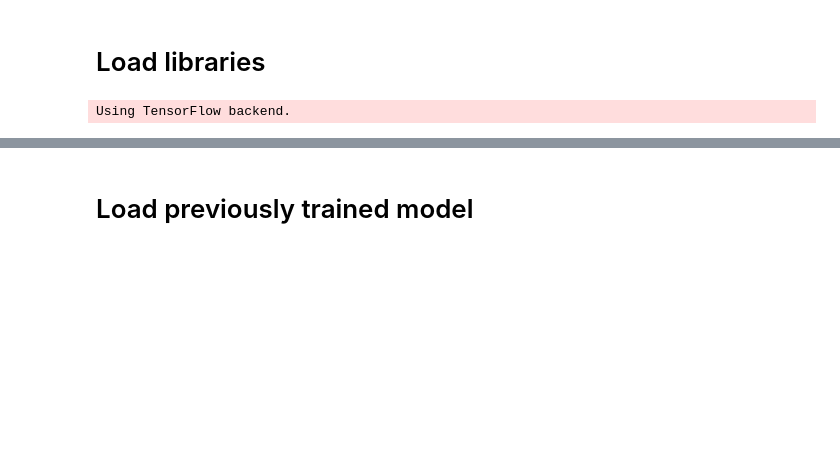
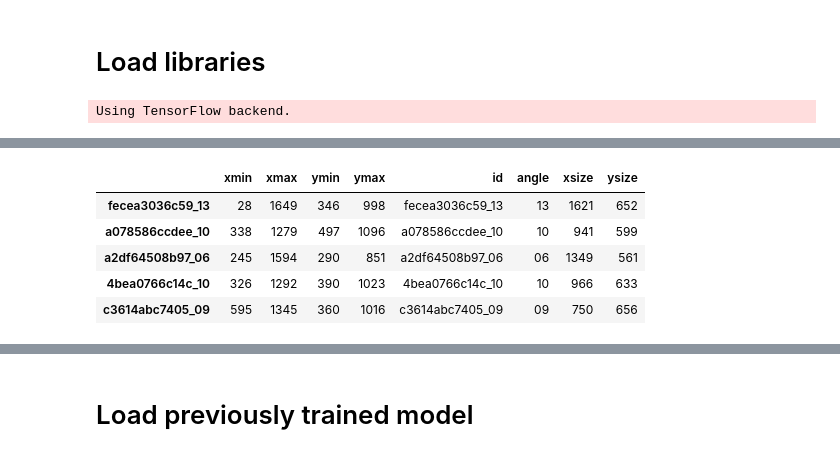
Before and after one commit to sainathadapa/kaggle-carvana-image-masking-challenge, a Jupyter notebook: 13-bboxes-revisit.ipynb, the cells around one changed output, grey strips where cells are left out. Saved outputs shown, nothing was run; the diff lists cells and outputs as text; code cells hidden in the pictures; blank space fills up the shorter version.

```diff
--- a/13-bboxes-revisit.ipynb
+++ b/13-bboxes-revisit.ipynb
@@ -26,0 +86,9 @@ ids_list = [x.split('.')[0] for x in listdir('data/train')]
+# %%
+df.head()
+# %% [output]
+|  | xmin | xmax | ymin | ymax | id | angle | xsize | ysize |
+| fecea3036c59_13 | 28 | 1649 | 346 | 998 | fecea3036c59_13 | 13 | 1621 | 652 |
+| a078586ccdee_10 | 338 | 1279 | 497 | 1096 | a078586ccdee_10 | 10 | 941 | 599 |
+| a2df64508b97_06 | 245 | 1594 | 290 | 851 | a2df64508b97_06 | 06 | 1349 | 561 |
+| 4bea0766c14c_10 | 326 | 1292 | 390 | 1023 | 4bea0766c14c_10 | 10 | 966 | 633 |
+| c3614abc7405_09 | 595 | 1345 | 360 | 1016 | c3614abc7405_09 | 09 | 750 | 656 |
```
Also changed, not shown: parts of 43 cells of this notebook, 1 other file.
